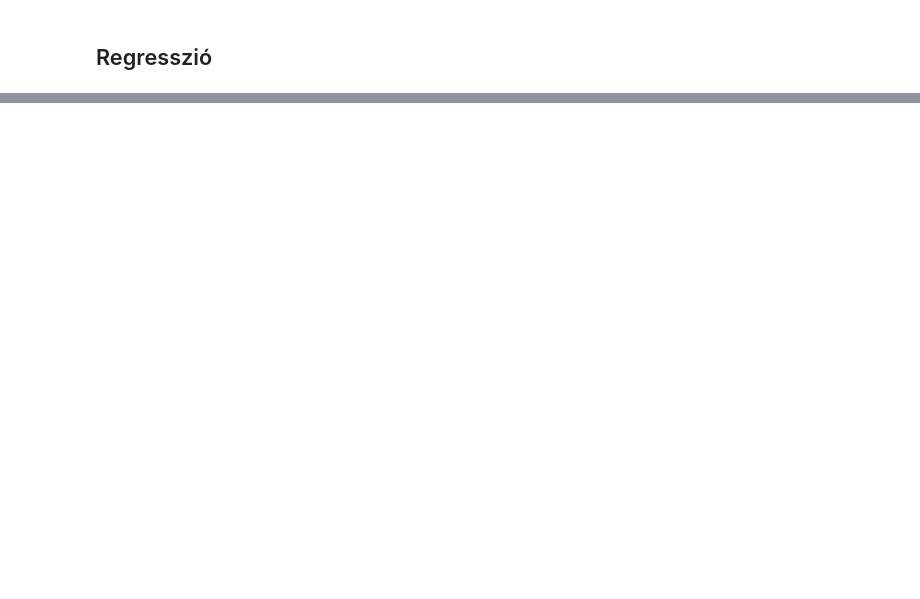
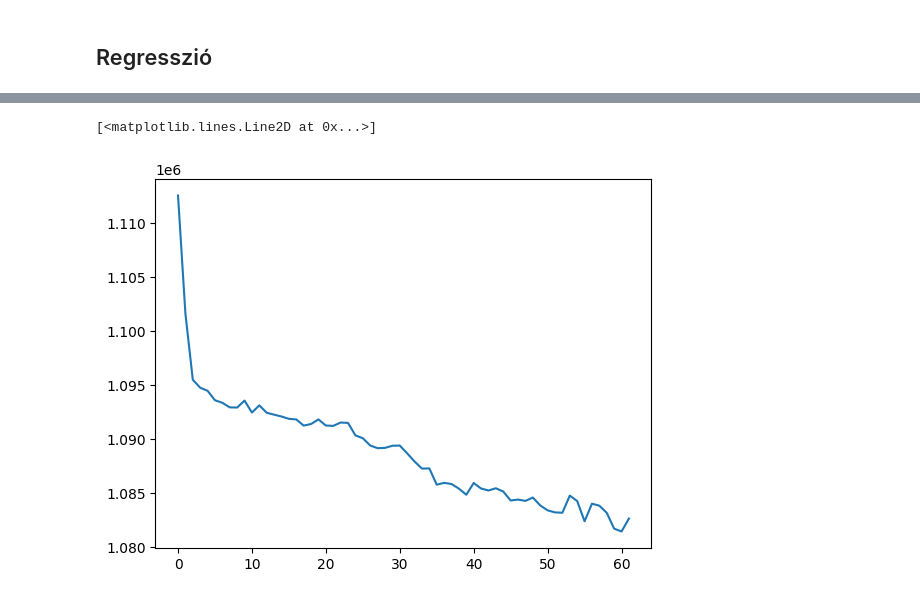
Before and after one commit to szendiagoston/TabNet, a Jupyter notebook: TabNet.ipynb, the cells around one changed output, grey strips where cells are left out. Saved outputs shown, nothing was run; the diff lists cells and outputs as text; code cells hidden in the pictures; blank space fills up the shorter version.

```diff
--- a/TabNet.ipynb
+++ b/TabNet.ipynb
@@ -1061,6 +1093,6 @@ X_train_scaled = pd.DataFrame(X_train_scaled, columns = numerical_columns)
 # %%
 X_valid_scaled = scaler.transform(X_valid[numerical_columns])
-X_valid_scaled = pd.DataFrame(X_valid_scaled, columns = numerical_columns)
+#X_valid_scaled = pd.DataFrame(X_valid_scaled, columns = numerical_columns)
 # %%
 # Helyettesítjük a numerikus oszlopokat a sztenderdizált változattal.
 
@@ -1111,7 +1170,7 @@ max_epochs = 100 if not os.getenv("CI", False) else 2 # 1000
 unsupervised_model.fit(
     X_train=X_train.values,
     eval_set=[X_valid.values],
-    max_epochs=max_epochs , patience=5,
+    max_epochs=max_epochs , patience=20,
     batch_size=2048, virtual_batch_size=128,
     num_workers=0,
     drop_last=False,
@@ -1141,7 +1206,19 @@ from pathlib import Path
 
 cat_emb_dim = [5, 4, 3, 6, 2] # define your embedding sizes - here is just a random choice; note: cat_emb_dim and cat_dims must be lists of same length
 
-clf = TabNetRegressor(cat_dims=cat_dims, cat_emb_dim=cat_emb_dim, cat_idxs=cat_idxs)
+tabnet_params = {"cat_idxs":cat_idxs,
+                 "cat_dims":cat_dims,
+                 "cat_emb_dim":cat_emb_dim,
+                 "optimizer_fn":torch.optim.Adam,
+                 "optimizer_params":dict(lr=2e-2),
+                 "scheduler_params":{"step_size":30, # how to use learning rate scheduler
+                                     "gamma":0.1},
+                 "scheduler_fn":torch.optim.lr_scheduler.StepLR,
+                 "mask_type":'entmax', # "sparsemax"
+                 #"grouped_features" : grouped_features
+}
+# %%
+clf = TabNetRegressor(**tabnet_params)
 # %%
 X_train = X_train.values
 X_valid = X_valid.values
@@ -1187,0 +1270,5 @@ Early stopping occurred at epoch 62 with best_epoch = 12 and best_valid_mse = 11
+# %%
+plt.plot(clf.history["loss"])
+# %% [output]
+[<matplotlib.lines.Line2D at 0x...>]
+[figure, added]
```
Also changed, not shown: parts of 18 cells of this notebook.
